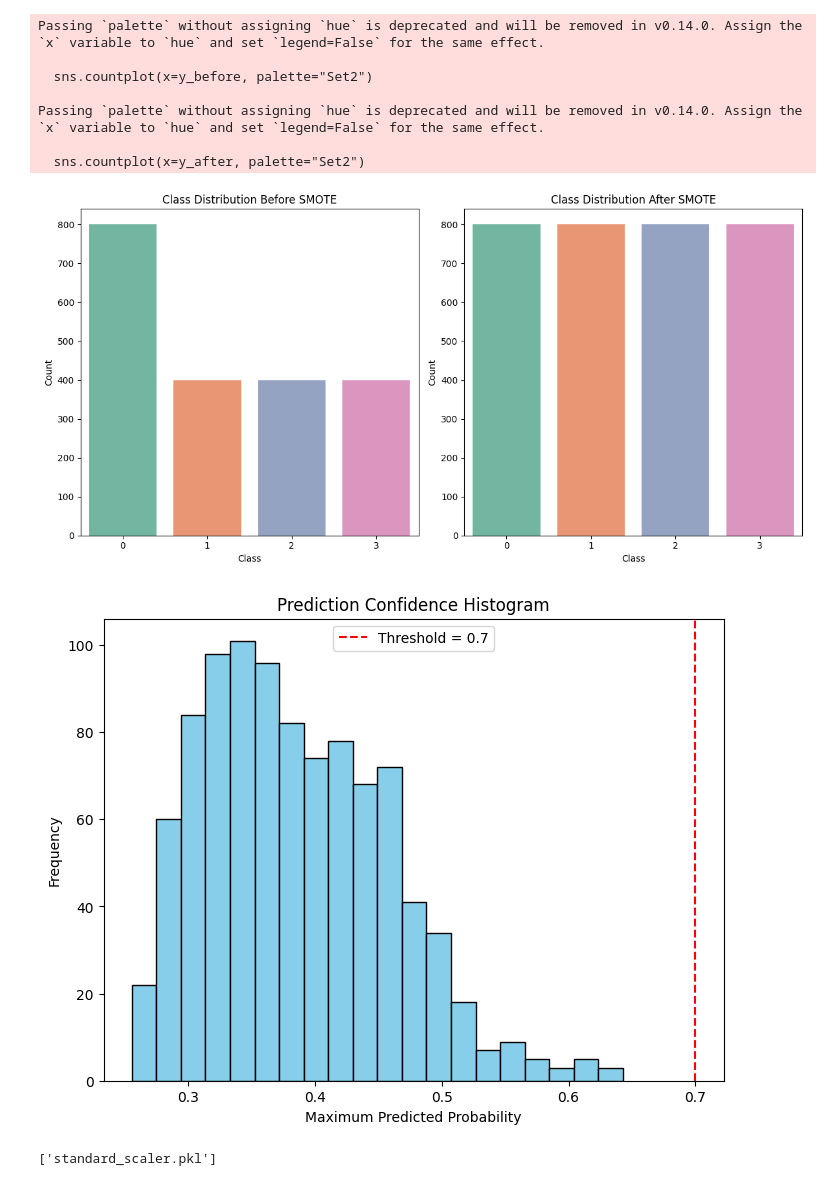
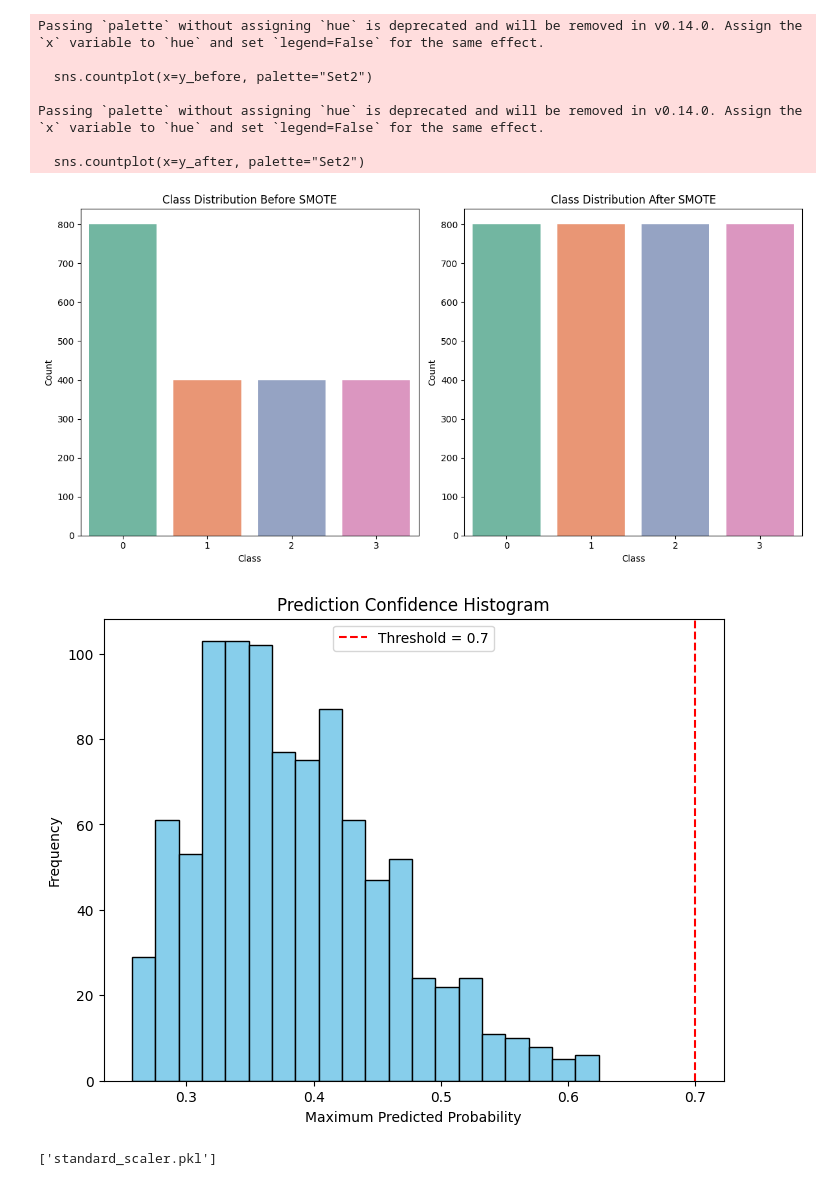
Before and after one commit to RavinduP/Product_Success, a Jupyter notebook: Recommendation_System/model_v2/Campiagns_2000.ipynb, the cells around one changed output. Saved outputs shown, nothing was run; the diff lists cells and outputs as text; code cells hidden in the pictures.

```diff
--- a/Recommendation_System/model_v2/Campiagns_2000.ipynb
+++ b/Recommendation_System/model_v2/Campiagns_2000.ipynb
@@ -49,7 +49,7 @@ y = data['Campaign_Type']
 y_encoded = pd.factorize(y)[0]
 
 # Apply SMOTE to handle class imbalance
-smote = SMOTE(random_state=42, k_neighbors=3)
+smote = SMOTE(random_state=42, k_neighbors=2)
 X_resampled, y_resampled = smote.fit_resample(X, y_encoded)
 
 # Scale numeric features
@@ -68,7 +68,7 @@ param_grid = {
 }
 
 # Use StratifiedKFold for cross-validation
-cv = StratifiedKFold(n_splits=5, shuffle=True, random_state=42)
+cv = StratifiedKFold(n_splits=10, shuffle=True, random_state=42)
 
 # Initialize Grid Search
 grid_search = GridSearchCV(
@@ -119,7 +119,7 @@ print("\nCampaign Type Mapping:")
 print(dict(enumerate(data['Campaign_Type'].unique())))
 
 # Perform cross-validation on the best model
-cv_scores = cross_val_score(best_model, X_resampled, y_resampled, cv=StratifiedKFold(n_splits=5, shuffle=True, random_state=42), scoring='accuracy')
+cv_scores = cross_val_score(best_model, X_resampled, y_resampled, cv=StratifiedKFold(n_splits=10, shuffle=True, random_state=42), scoring='accuracy')
 print("Cross-validation scores:", cv_scores)
 print("Mean cross-validation score:", cv_scores.mean())
 
@@ -250,10 +250,10 @@ Passing `palette` without assigning `hue` is deprecated and will be removed in v
 Passing `palette` without assigning `hue` is deprecated and will be removed in v0.14.0. Assign the `x` variable to `hue` and set `legend=False` for the same effect.
 
   sns.countplot(x=y_before, palette="Set2")
 
 Passing `palette` without assigning `hue` is deprecated and will be removed in v0.14.0. Assign the `x` variable to `hue` and set `legend=False` for the same effect.
 
   sns.countplot(x=y_after, palette="Set2")
 [figure]
-[figure, old version]
+[figure, new version]
 ['standard_scaler.pkl']
```
Also changed, not shown: parts of 1 cell of this notebook, 2 other files.
